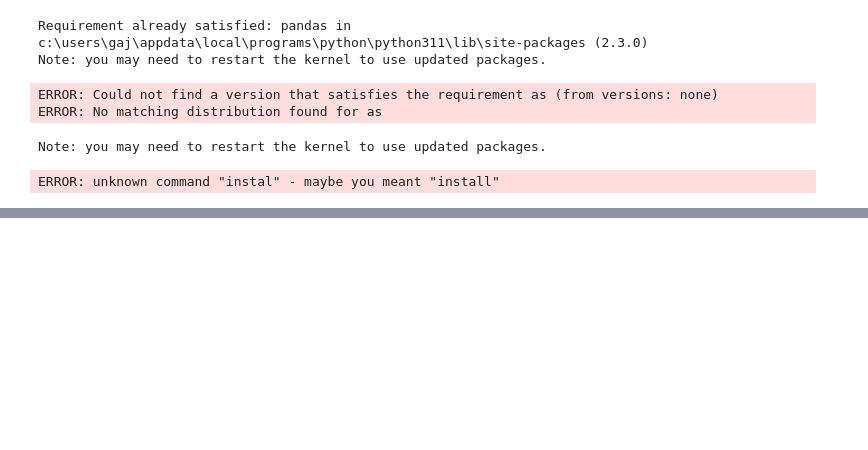
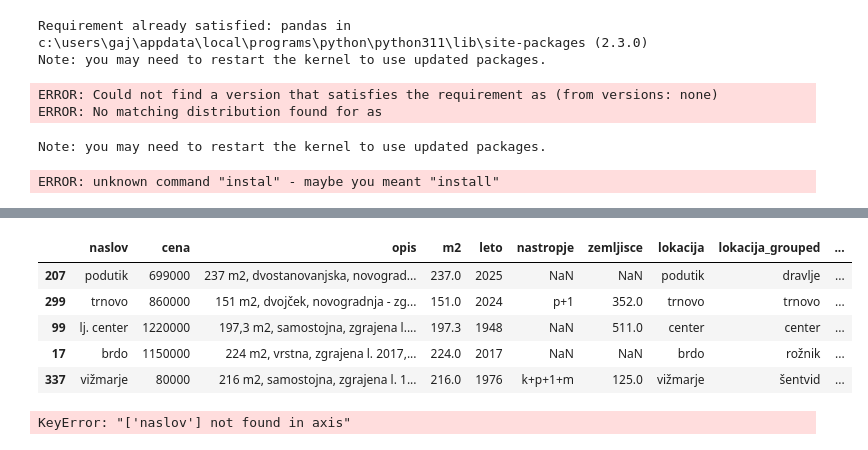
Before and after one commit to Betozaver/analysis_real_estate_LJ, a Jupyter notebook: nepremicnine_scrape/03_exploration.ipynb, the cells around one changed output, grey strips where cells are left out. Drawn from its saved outputs; the diff is of its cells as text; code cells hidden in the pictures; blank space fills up the shorter version.

```diff
--- a/nepremicnine_scrape/03_exploration.ipynb
+++ b/nepremicnine_scrape/03_exploration.ipynb
@@ -25,0 +79,11 @@ ljubljana_districts = [
+# %%
+df1 = pd.read_csv(r"houses_cleaned.csv", sep=",", encoding="utf-8")
+# %%
+df1.sample(5)
+# %% [output]
+|  | naslov | cena | opis | m2 | leto | nastropje | zemljisce | lokacija | lokacija_grouped | ... |
+| 207 | podutik | 699000 | 237 m2, dvostanovanjska, novograd... | 237.0 | 2025 | NaN | NaN | podutik | dravlje | ... |
+| 299 | trnovo | 860000 | 151 m2, dvojček, novogradnja - zg... | 151.0 | 2024 | p+1 | 352.0 | trnovo | trnovo | ... |
+| 99 | lj. center | 1220000 | 197,3 m2, samostojna, zgrajena l.... | 197.3 | 1948 | NaN | 511.0 | center | center | ... |
+| 17 | brdo | 1150000 | 224 m2, vrstna, zgrajena l. 2017,... | 224.0 | 2017 | NaN | NaN | brdo | rožnik | ... |
+| 337 | vižmarje | 80000 | 216 m2, samostojna, zgrajena l. 1... | 216.0 | 1976 | k+p+1+m | 125.0 | vižmarje | šentvid | ... |
@@ -25,0 +117,12 @@ ljubljana_districts = [
+# %%
+df1.drop(columns=['naslov'], inplace=True)
+df1.drop(columns=['opis'], inplace=True)
+df1['leto_izgradnje'] = df1['leto']
+df1['total_m2'] = df1['m2']
+df1.drop(columns=['nastropje'], inplace=True)
+df1.drop(columns=['zemljisce'], inplace=True)
+
+df1['per_per_m2'] = df1['cena_na_m2']
+df1['sobnost_ocenjena'] = df1['st_sob']
+# %% [output]
+KeyError: "['naslov'] not found in axis"
```
Also changed, not shown: parts of 26 cells of this notebook, 5 other files.
